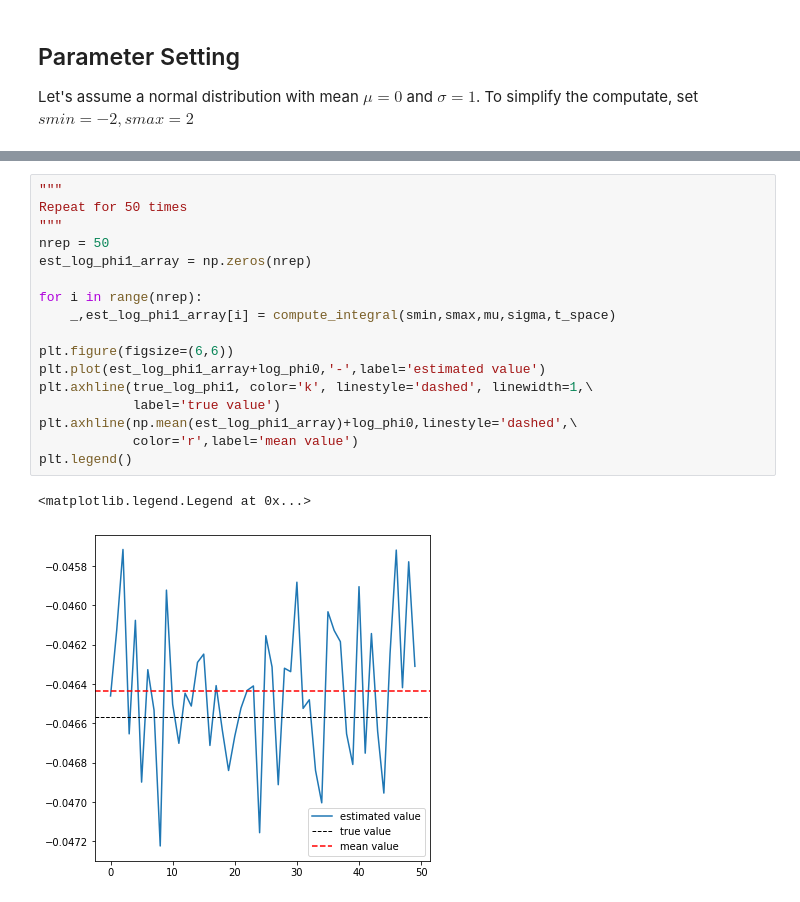
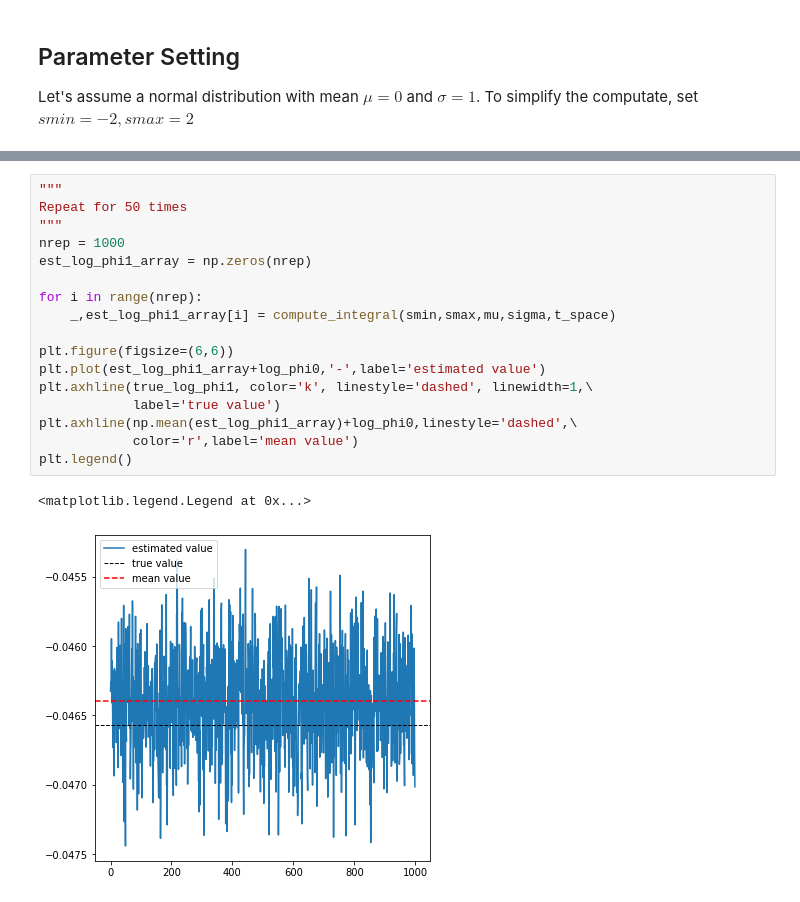
Before and after one commit to NIveaaaa/SDA_project, a Jupyter notebook: Univariate_path_sample.ipynb, the cells around one changed output, grey strips where cells are left out. Saved outputs shown, nothing was run; the diff lists cells and outputs as text.

```diff
--- a/Univariate_path_sample.ipynb
+++ b/Univariate_path_sample.ipynb
@@ -147,20 +147,20 @@ Text(0, 0.5, 'expectation')
 # %%
 """
 Repeat for 50 times
 """
-nrep = 50
+nrep = 1000
 est_log_phi1_array = np.zeros(nrep)
 
 for i in range(nrep):
     _,est_log_phi1_array[i] = compute_integral(smin,smax,mu,sigma,t_space)
 
 plt.figure(figsize=(6,6))
 plt.plot(est_log_phi1_array+log_phi0,'-',label='estimated value')
 plt.axhline(true_log_phi1, color='k', linestyle='dashed', linewidth=1,\
             label='true value')
 plt.axhline(np.mean(est_log_phi1_array)+log_phi0,linestyle='dashed',\
             color='r',label='mean value')
 plt.legend()
 # %% [output]
 <matplotlib.legend.Legend at 0x...>
-[figure, old version]
+[figure, new version]
```
Also changed, not shown: parts of 2 cells of this notebook, 3 other files.
